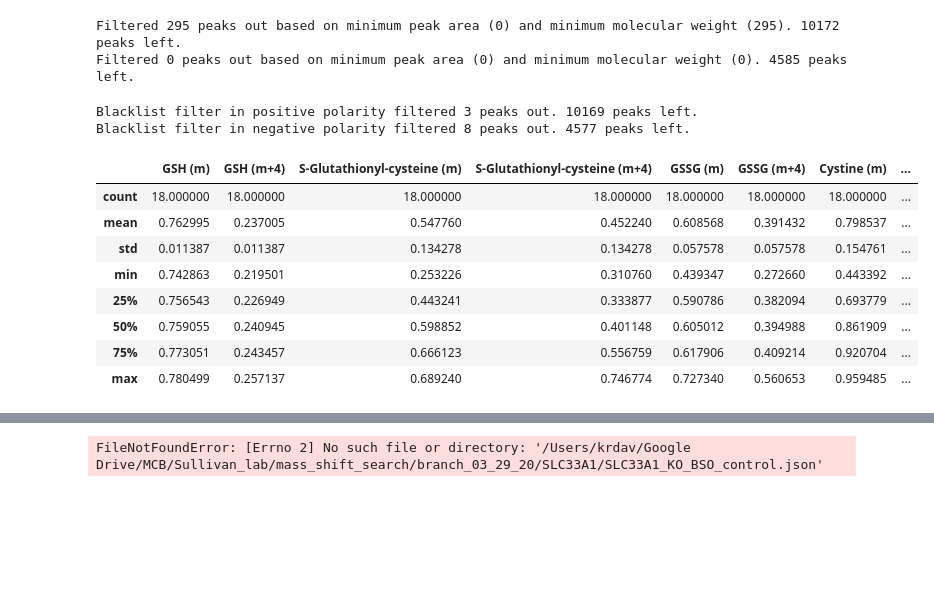
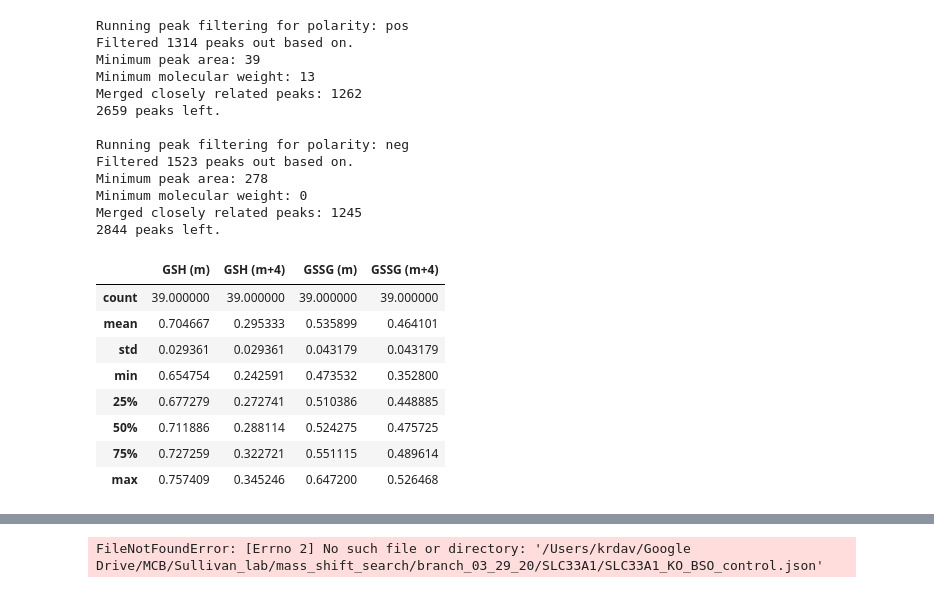
Before and after one commit to krdav/RMA_tracing, a Jupyter notebook: find_peak_pairs.ipynb, the cells around one changed output, grey strips where cells are left out. Saved outputs shown, nothing was run; the diff lists cells and outputs as text; code cells hidden in the pictures; blank space fills up the shorter version.

```diff
--- a/find_peak_pairs.ipynb
+++ b/find_peak_pairs.ipynb
@@ -44,12 +17,19 @@ import json
 import pprint
 pp = pprint.PrettyPrinter(width=41, compact=True)
 # %%
-from resources.helper import PeakData, pick_ratio, isotopes2mass_shift, make_blacklist_dict
-elements_fnam = 'resources/element_masses.tab'
+from resources.helper import PeakData, Isotopes, pick_ratio, make_blacklist_dict
 known_cys_fnam = 'resources/known_cys_labeled.tab'
 known_gln_fnam = 'resources/known_gln_labeled.tab'
 blacklist_fnam = 'resources/blacklist.tab'
 blacklist_dict = make_blacklist_dict(blacklist_fnam)
+
+# Read isotope information into an object:
+IUPAC_atomic_masses = 'resources/IUPAC-atomic-masses.csv'
+IUPAC_atomic_abundances = 'resources/IUPAC-atomic-abundances.html'
+isotope_obj = Isotopes(IUPAC_atomic_masses, IUPAC_atomic_abundances)
+
+# Adducts:
+adducts_fnam = 'resources/adducts.tab'
 # %%
 # Define parameters for peak filtering and peak pair finding and filtering:
 params = {
@@ -88,39 +104,46 @@ Calculated mass shift for entered labels:
 # %%
 # Data as Excel file:
-datafile_pos = 'projects/SLC33A1/pos/SLC33A1_KO_BSO_control_pos.xlsx'
-datafile_neg = 'projects/SLC33A1/neg/SLC33A1_KO_BSO_control_neg.xlsx'
+datafile_pos = 'projects/cys_tracing_bile-duct/pos/bile-duct_cys-tracing_pos.xlsx'
+datafile_neg = 'projects/cys_tracing_bile-duct/neg/bile-duct_cys-tracing_neg.xlsx'
+#datafile_neg = 'projects/SLC33A1/neg/SLC33A1_KO_BSO_control_neg.xlsx'
 
 # JSON file with "sample_name": "content_string":
-datafile_col_desc = 'projects/SLC33A1/SLC33A1_KO_BSO_control.json'
+datafile_col_desc = 'projects/cys_tracing_bile-duct/bile-duct_cys-tracing.json'
 # Use eval function to turn JSON into a dictionary:
 col_names = eval(open(datafile_col_desc, 'r').read())
 
 # This just specifies which samples to run which mass shift analysis on:
 sample_label = {'cys': list(col_names.values())}
 # Read the data:
-params['min_area'] = 10000
-peak_obj = PeakData('SLC33A1_cys_tracing', col_names, sample_label, 1, params)
+peak_obj = PeakData('bile_duct_cys_tracing', col_names, sample_label, params)
 # Read peaks:
 peak_obj.read_peaks(datafile_pos, 'pos')
 peak_obj.read_peaks(datafile_neg, 'neg')
 # %% [output]
-Filtered 295 peaks out based on minimum peak area (0) and minimum molecular weight (295). 10172 peaks left.
-Filtered 0 peaks out based on minimum peak area (0) and minimum molecular weight (0). 4585 peaks left.
+Running peak filtering for polarity: pos
+Filtered 1314 peaks out based on.
+Minimum peak area: 39
+Minimum molecular weight: 13
+Merged closely related peaks: 1262
+2659 peaks left.
+
+Running peak filtering for polarity: neg
+Filtered 1523 peaks out based on.
+Minimum peak area: 278
+Minimum molecular weight: 0
+Merged closely related peaks: 1245
+2844 peaks left.
 # %%
-peak_obj.remove_blacklist_peaks(blacklist_dict)
+# peak_obj.remove_blacklist_peaks(blacklist_dict)
-# %% [output]
-Blacklist filter in positive polarity filtered 3 peaks out. 10169 peaks left.
-Blacklist filter in negative polarity filtered 8 peaks out. 4577 peaks left.
 # %%
-intra_label_names = [n for n in peak_obj.sample_label['cys'] if 'intra' in n]
-pick_ratio(peak_obj.peak_data_pos, peak_obj.area_colnames_pos, intra_label_names, known_cys_fnam, elements_fnam, ['m', 'm+4'], params)
+pick_ratio(peak_obj.peak_data_pos, peak_obj.area_colnames_pos, peak_obj.sample_label['cys'], known_cys_fnam, isotope_obj.formula2mass, ['m', 'm+4'], params)
 # %% [output]
-|  | GSH (m) | GSH (m+4) | S-Glutathionyl-cysteine (m) | S-Glutathionyl-cysteine (m+4) | GSSG (m) | GSSG (m+4) | Cystine (m) | ... |
-| count | 18.000000 | 18.000000 | 18.000000 | 18.000000 | 18.000000 | 18.000000 | 18.000000 | ... |
-| mean | 0.762995 | 0.237005 | 0.547760 | 0.452240 | 0.608568 | 0.391432 | 0.798537 | ... |
-| std | 0.011387 | 0.011387 | 0.134278 | 0.134278 | 0.057578 | 0.057578 | 0.154761 | ... |
-| min | 0.742863 | 0.219501 | 0.253226 | 0.310760 | 0.439347 | 0.272660 | 0.443392 | ... |
-| 25% | 0.756543 | 0.226949 | 0.443241 | 0.333877 | 0.590786 | 0.382094 | 0.693779 | ... |
-| 50% | 0.759055 | 0.240945 | 0.598852 | 0.401148 | 0.605012 | 0.394988 | 0.861909 | ... |
-| 75% | 0.773051 | 0.243457 | 0.666123 | 0.556759 | 0.617906 | 0.409214 | 0.920704 | ... |
-| max | 0.780499 | 0.257137 | 0.689240 | 0.746774 | 0.727340 | 0.560653 | 0.959485 | ... |
+|  | GSH (m) | GSH (m+4) | GSSG (m) | GSSG (m+4) |
+| count | 39.000000 | 39.000000 | 39.000000 | 39.000000 |
+| mean | 0.704667 | 0.295333 | 0.535899 | 0.464101 |
+| std | 0.029361 | 0.029361 | 0.043179 | 0.043179 |
+| min | 0.654754 | 0.242591 | 0.473532 | 0.352800 |
+| 25% | 0.677279 | 0.272741 | 0.510386 | 0.448885 |
+| 50% | 0.711886 | 0.288114 | 0.524275 | 0.475725 |
+| 75% | 0.727259 | 0.322721 | 0.551115 | 0.489614 |
+| max | 0.757409 | 0.345246 | 0.647200 | 0.526468 |
```
Also changed, not shown: parts of 16 cells of this notebook.
